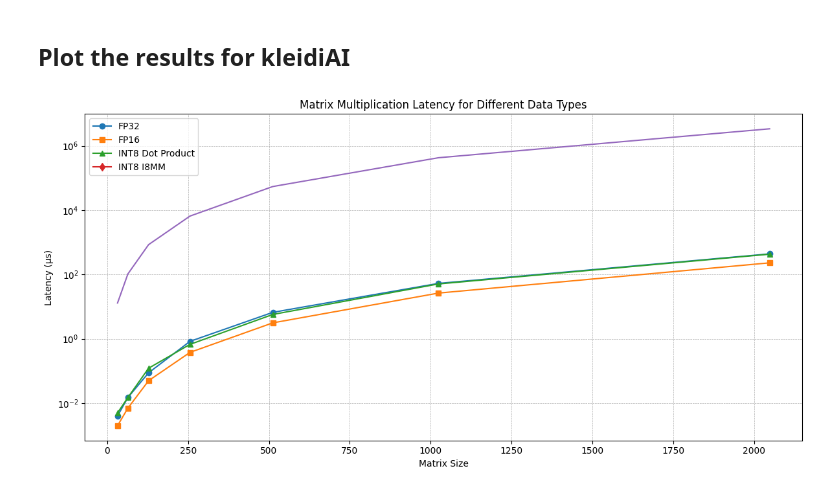
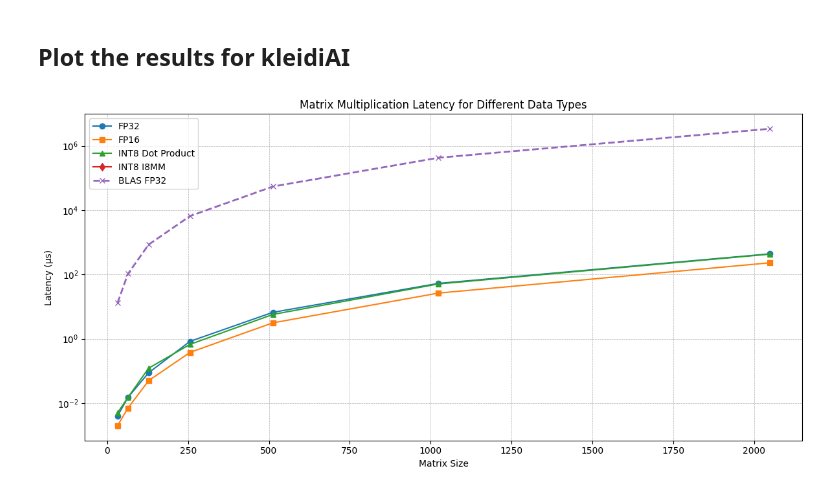
Before and after one commit to OliverGrainge/Generative_AI_on_arm, a Jupyter notebook: lab2.ipynb, the cells around one changed output. Drawn from its saved outputs; the diff is of its cells as text; code cells hidden in the pictures.

```diff
--- a/lab2.ipynb
+++ b/lab2.ipynb
@@ -496,33 +496,34 @@ Time taken: 172.841 microseconds
 import matplotlib.pyplot as plt
 import numpy as np
 import pandas as pd
 
+# Load datasets
 f32_data = pd.read_csv("src/cpp/results/f32_scaling_results.csv")
 f16_data = pd.read_csv("src/cpp/results/f16_scaling_results.csv")
 int8_dotprod_data = pd.read_csv("src/cpp/results/i8_dotprod_scaling_results.csv")
 int8_i8mm_data = pd.read_csv("src/cpp/results/i8_i8mm_scaling_results.csv")
 blas_data = pd.read_csv("src/cpp/results/blas_f32_scaling_results.csv")
-
 
 # Plotting the results
 plt.figure(figsize=(12, 6))
 
 # Plot each dataset
 plt.plot(f32_data['Size'], f32_data['Latency(us)'], label="FP32", marker='o')
 plt.plot(f16_data['Size'], f16_data['Latency(us)'], label="FP16", marker='s')
 plt.plot(int8_dotprod_data['Size'], int8_dotprod_data['Latency(us)'], label="INT8 Dot Product", marker='^')
 plt.plot(int8_i8mm_data['Size'], int8_i8mm_data['Latency(us)'], label="INT8 I8MM", marker='d')
-plt.plot(blas_data['Size'], blas_data['Latency(us)'])
+plt.plot(blas_data['Size'], blas_data['Latency(us)'], label="BLAS FP32", marker='x', linestyle='--', linewidth=2)
+
 # Add labels and title
 plt.xlabel("Matrix Size")
 plt.ylabel("Latency (µs)")
 plt.title("Matrix Multiplication Latency for Different Data Types")
 plt.yscale('log')  # Use log scale for latency if the values span multiple orders of magnitude
 plt.legend()
 plt.grid(True, which="both", linestyle="--", linewidth=0.5)
 
 # Show the plot
 plt.tight_layout()
 plt.show()
 # %% [output]
-[figure, old version]
+[figure, new version]
```
